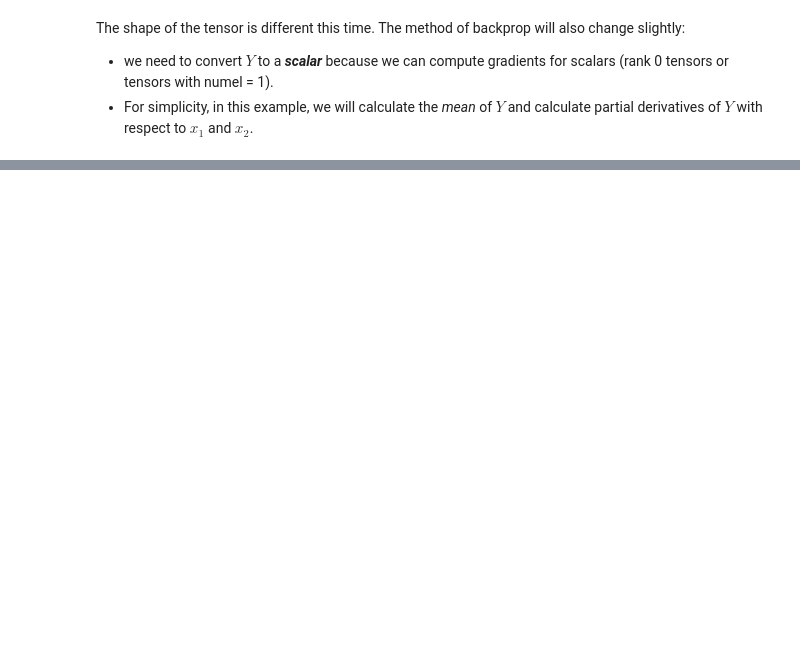
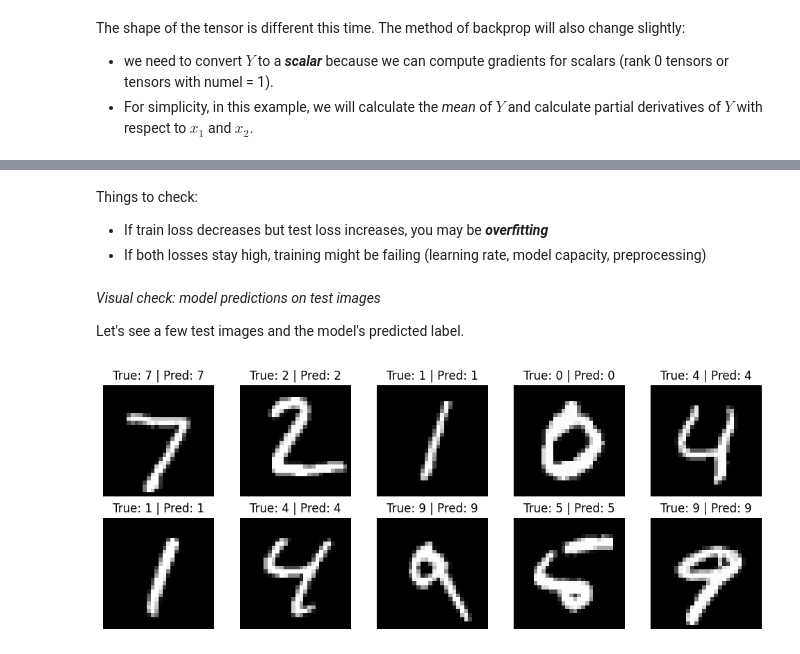
Before and after one commit to mjzhu-p/COMP532-tutorial, a Jupyter notebook: COMP532_Tutorial_24_02_2026.ipynb, the cells around one changed output, grey strips where cells are left out. Saved outputs shown, nothing was run; the diff lists cells and outputs as text; code cells hidden in the pictures; blank space fills up the shorter version.

```diff
--- a/COMP532_Tutorial_24_02_2026.ipynb
+++ b/COMP532_Tutorial_24_02_2026.ipynb
@@ -825,0 +1172,11 @@ tensor([[0.5000, 0.5000]])
+# %%
+# Intentional error demo: forgetting to flatten
+images, labels = next(iter(train_loader))
+images = images.to(device)
+
+try:
+    # This will fail because images are (B, 1, 28, 28) but Linear expects (B, 784)
+    out = model.fc1(images)
+except RuntimeError as e:
+    print("Expected shape error (forgetting to flatten):")
+    print(e)
@@ -825,0 +1186,5 @@ tensor([[0.5000, 0.5000]])
+# %%
+# Fix demo: flatten first
+x = images.view(images.size(0), -1)  # (B, 784)
+out = model.fc1(x)
+print("After flattening, fc1 output shape:", out.shape)  # should be (B, 128)
@@ -825,0 +1369,34 @@ tensor([[0.5000, 0.5000]])
+# %% [markdown]
+Things to check:
+- If train loss decreases but test loss increases, you may be ***overfitting***
+- If both losses stay high, training might be failing (learning rate, model capacity, preprocessing)
+# %% [markdown]
+*Visual check: model predictions on test images*
+
+Let's see a few test images and the model's predicted label.
+# %%
+# Plot predictions on test images
+model.eval()
+images, labels = next(iter(test_loader))
+images, labels = images.to(device), labels.to(device)
+
+with torch.no_grad():
+    logits = model(images)
+    preds = logits.argmax(dim=1)
+
+images_cpu = images.cpu()
+labels_cpu = labels.cpu()
+preds_cpu = preds.cpu()
+
+fig, axes = plt.subplots(2, 5, figsize=(10, 4))
+axes = axes.flatten()
+
+for i, ax in enumerate(axes):
+    ax.imshow(images_cpu[i].squeeze(0), cmap="gray")
+    ax.set_title(f"True: {labels_cpu[i].item()} | Pred: {preds_cpu[i].item()}")
+    ax.axis("off")
+
+plt.tight_layout()
+plt.show()
+# %% [output]
+[figure, added]
```
Also changed, not shown: parts of 74 cells of this notebook.
